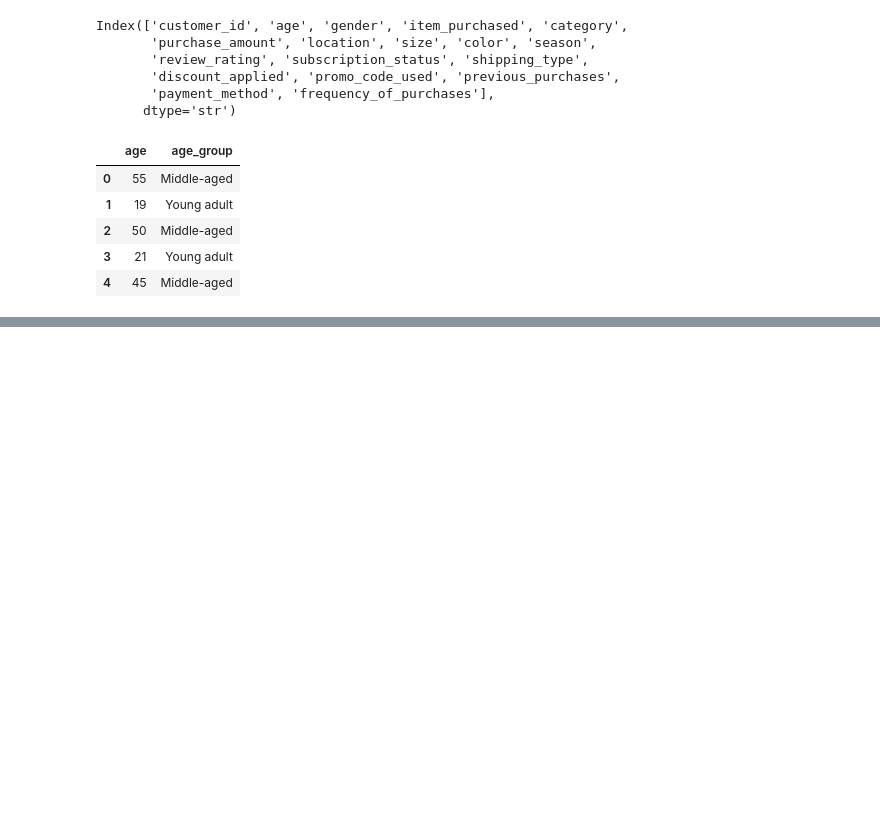
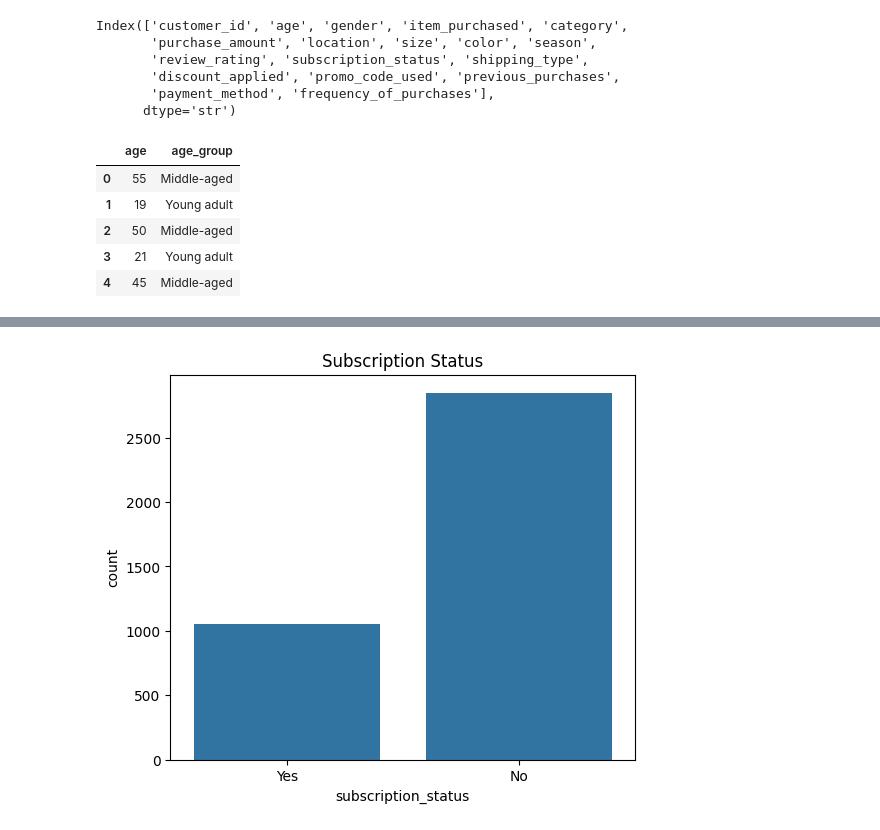
Before and after one commit to devdhruvsingh/customer_analysis, a Jupyter notebook: analysis.ipynb, the cells around one changed output, grey strips where cells are left out. Saved outputs shown, nothing was run; the diff lists cells and outputs as text; code cells hidden in the pictures; blank space fills up the shorter version.

```diff
--- a/analysis.ipynb
+++ b/analysis.ipynb
@@ -172,0 +281,8 @@ df['purchase_frequency_days'] = df['frequency_of_purchases'].map(frequency_mappi
+# %%
+# subscription status
+plt.figure(figsize=(6,5))
+sns.countplot(x="subscription_status", data=df)
+plt.title("Subscription Status")
+plt.show()
+# %% [output]
+[figure, added]
```
Also changed, not shown: parts of 19 cells of this notebook.
